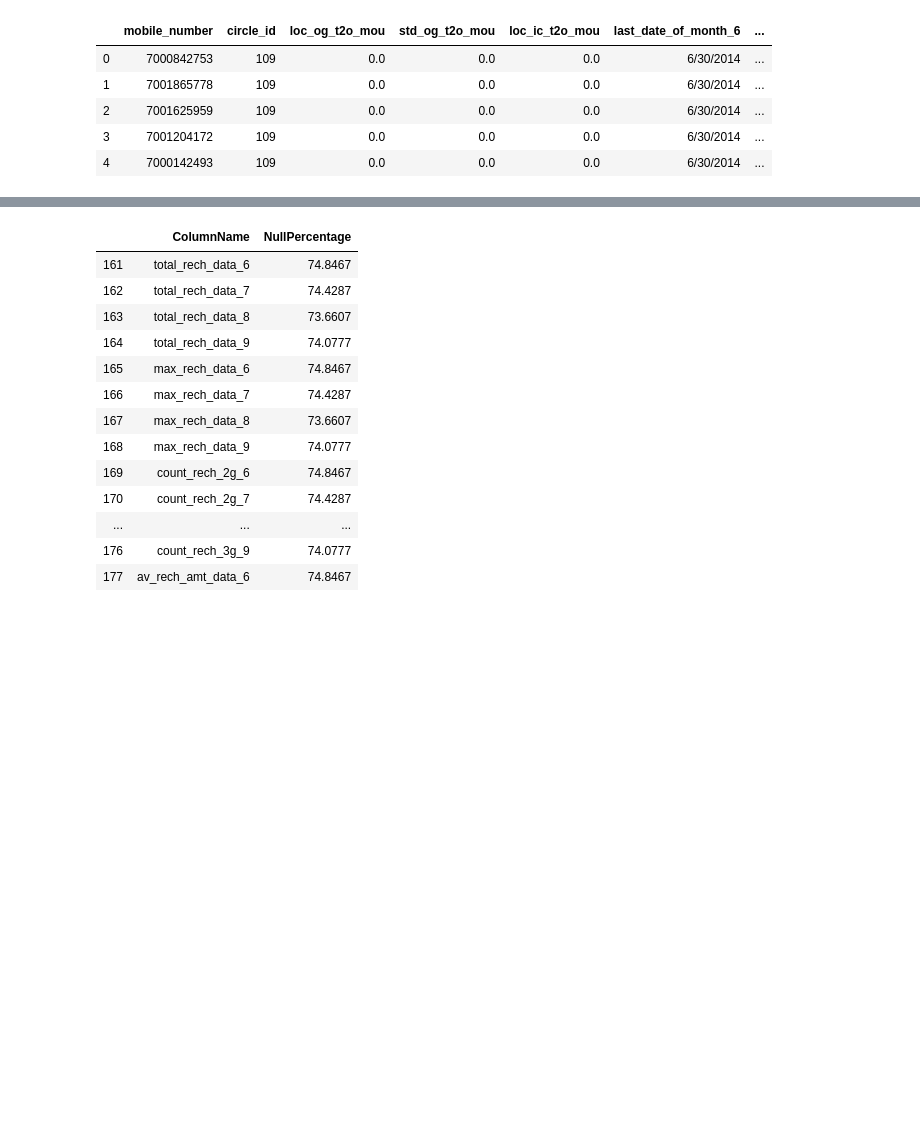
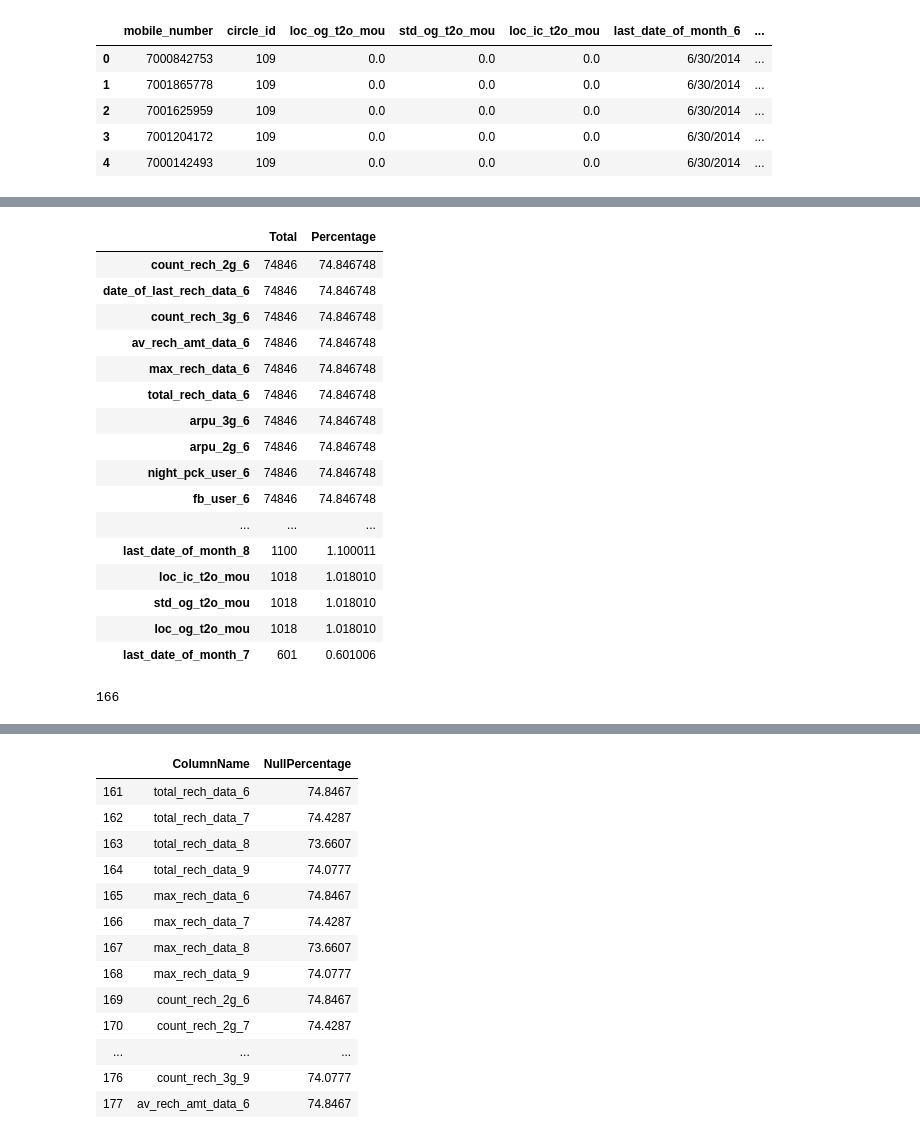
Before and after one commit to nveenkumr/TelecomChurn-ML, a Jupyter notebook: TelecomChurn-MLCaseStudy.ipynb, the cells around one changed output, grey strips where cells are left out. Drawn from its saved outputs; the diff is of its cells as text; code cells hidden in the pictures; blank space fills up the shorter version.

```diff
--- a/TelecomChurn-MLCaseStudy.ipynb
+++ b/TelecomChurn-MLCaseStudy.ipynb
@@ -48,4 +30,0 @@ memory usage: 172.4+ MB
-# %%
-#creating generic column to calculate the null percentage
-def calnullpercentage(mdf):
-    print(round(mdf.isnull().sum()/len(mdf.index) *100 ,4) )
@@ -102,0 +69,34 @@ Name: fb_user_6, dtype: int64
+# %%
+#Function to check percentage of null values present in dataset
+def calnullpercentage(df):
+    missing_num= df[df.columns].isna().sum().sort_values(ascending=False)
+    missing_perc= (df[df.columns].isna().sum()/len(df)*100).sort_values(ascending=False)
+    missing= pd.concat([missing_num,missing_perc],keys=['Total','Percentage'],axis=1)
+    missing= missing[missing['Percentage']>0]
+    return missing
+# %%
+# check the %age of null values
+calnullpercentage(telecom)
+# %% [output]
+|  | Total | Percentage |
+| count_rech_2g_6 | 74846 | 74.846748 |
+| date_of_last_rech_data_6 | 74846 | 74.846748 |
+| count_rech_3g_6 | 74846 | 74.846748 |
+| av_rech_amt_data_6 | 74846 | 74.846748 |
+| max_rech_data_6 | 74846 | 74.846748 |
+| total_rech_data_6 | 74846 | 74.846748 |
+| arpu_3g_6 | 74846 | 74.846748 |
+| arpu_2g_6 | 74846 | 74.846748 |
+| night_pck_user_6 | 74846 | 74.846748 |
+| fb_user_6 | 74846 | 74.846748 |
+| ... | ... | ... |
+| last_date_of_month_8 | 1100 | 1.100011 |
+| loc_ic_t2o_mou | 1018 | 1.018010 |
+| std_og_t2o_mou | 1018 | 1.018010 |
+| loc_og_t2o_mou | 1018 | 1.018010 |
+| last_date_of_month_7 | 601 | 0.601006 |
+# %%
+# Number of columns having null values
+print(len(calnullpercentage(telecom)))
+# %% [output]
+166
```
Also changed, not shown: parts of 15 cells of this notebook.
